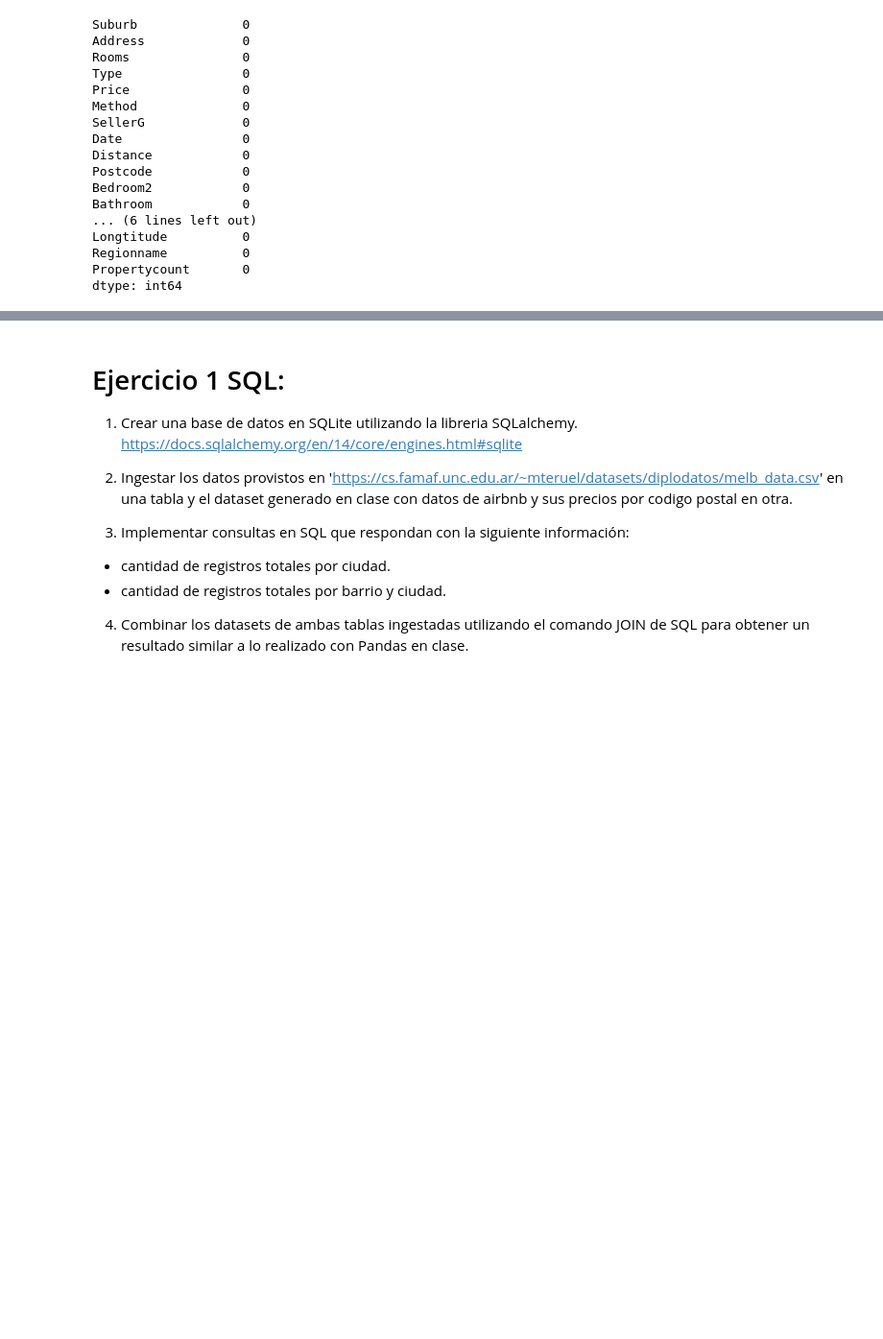
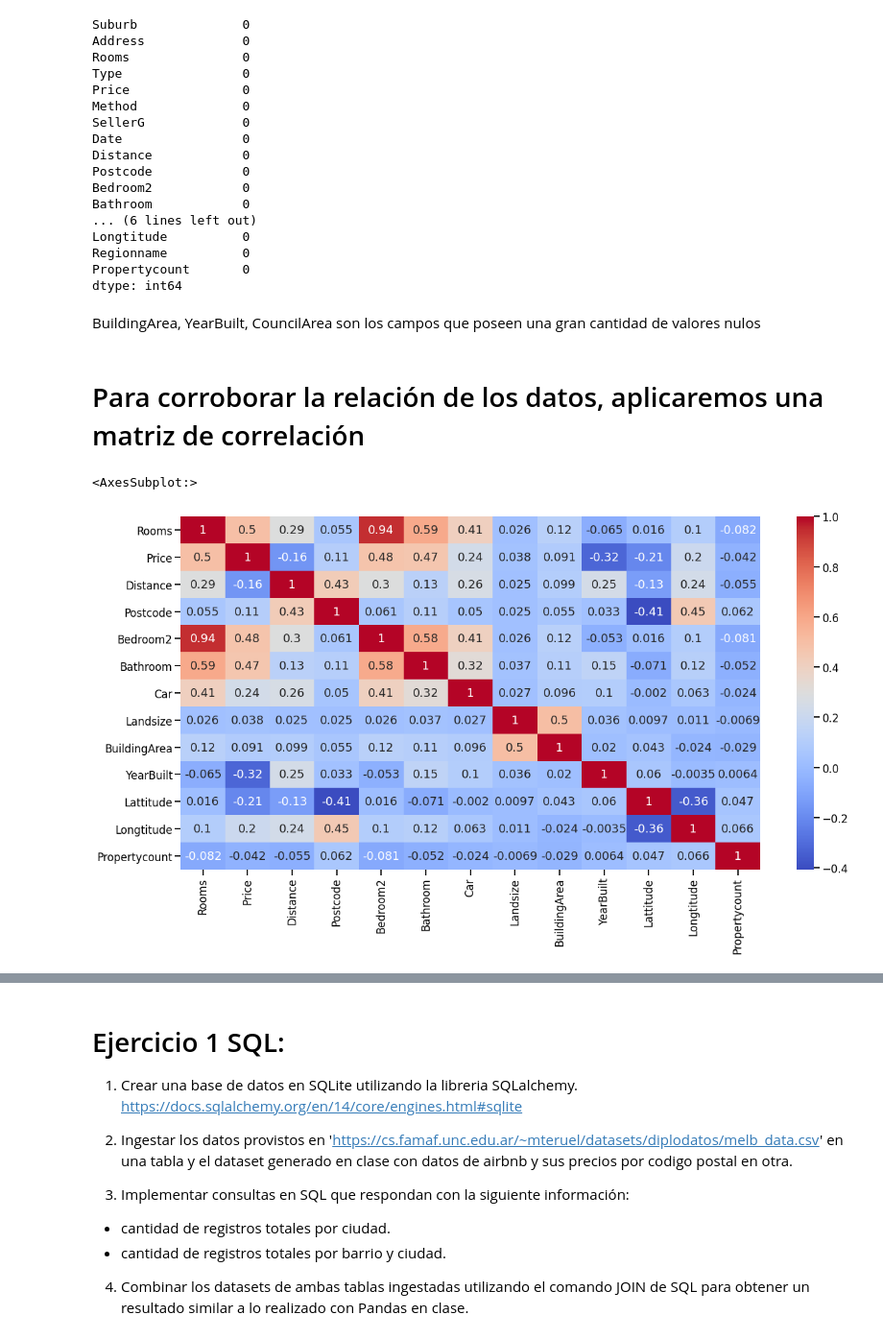
Before and after one commit to carolina-garay/AnalisisExploratorioYCuracion_Grupo32, a Jupyter notebook: entregable2.ipynb, the cells around one changed output, grey strips where cells are left out. Shown at 96% size. Cells and saved outputs as stored; diff of their text form; code cells hidden in the pictures; blank space fills up the shorter version.

```diff
--- a/entregable2.ipynb
+++ b/entregable2.ipynb
@@ -107,3 +118,13 @@ Longtitude          0
 Regionname          0
 Propertycount       0
 dtype: int64
+# %% [markdown]
+BuildingArea, YearBuilt, CouncilArea son los campos que poseen una gran cantidad de valores nulos
+# %% [markdown]
+# Para corroborar la relación de los datos, aplicaremos una matriz de correlación
+# %%
+plt.figure(figsize = (20,10))
+sns.heatmap(kaggle_df.corr(), annot = True, cmap = 'coolwarm')
+# %% [output]
+<AxesSubplot:>
+[figure, added]
```
Also changed, not shown: parts of 48 cells of this notebook, 3 other files.
